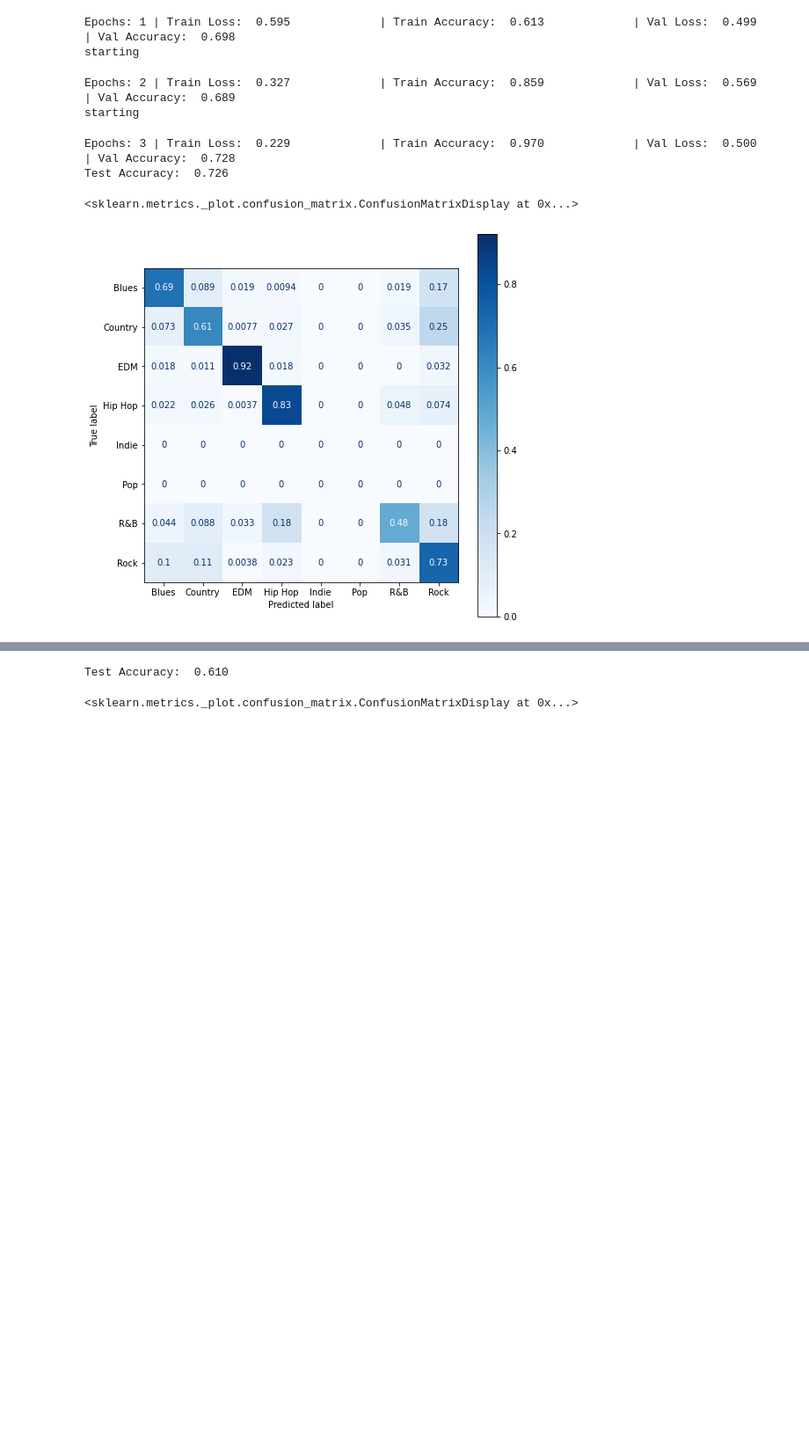
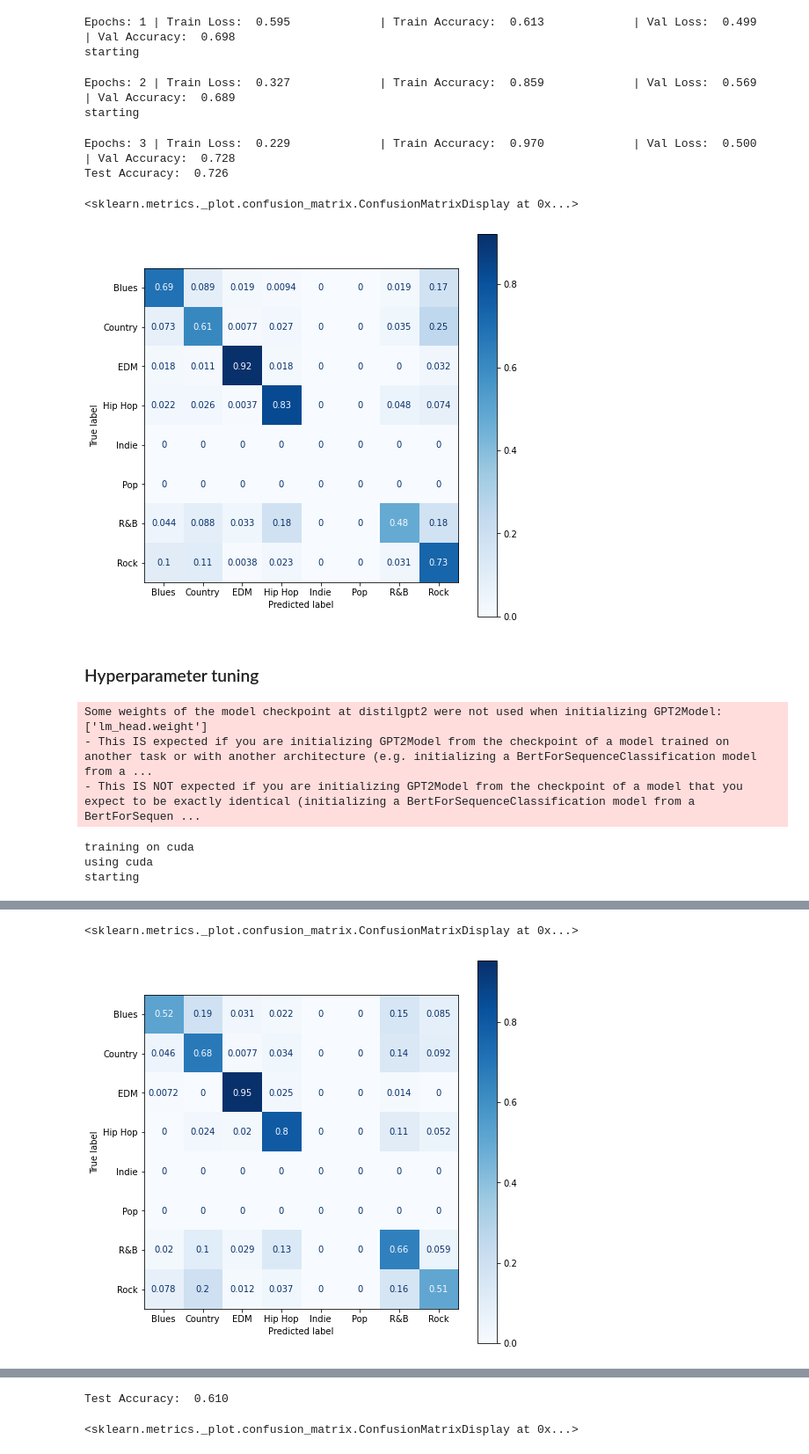
Before and after one commit to ece1786-2022/SongGenreClassifier, a Jupyter notebook: DistilGPT2_multiple_correct_genres.ipynb, the cells around one changed output, grey strips where cells are left out. Shown at 88% size. Cells and saved outputs as stored; diff of their text form; code cells hidden in the pictures; blank space fills up the shorter version.

Commit message:
update genres used and add confusion matrices

```diff
--- a/DistilGPT2_multiple_correct_genres.ipynb
+++ b/DistilGPT2_multiple_correct_genres.ipynb
@@ -246,14 +242,14 @@ def train_multiple_correct_labels(model, train_data, train_labels, val_data, val
               total_acc_val += acc
 
             print(
-            f"Epochs: {epoch_num + 1} | Train Loss: {total_loss_train/len(train_data): .3f} \
+            f"Epochs: {epoch_num + 1} | Train Loss: {total_loss_train/len(train_dataloader): .3f} \
             | Train Accuracy: {total_acc_train / len(train_data): .3f} \
-            | Val Loss: {total_loss_val / len(val_data): .3f} \
+            | Val Loss: {total_loss_val / len(val_dataloader): .3f} \
             | Val Accuracy: {total_acc_val / len(val_data): .3f}")
 
-            running_train_loss.append(total_loss_train/len(train_data))
+            running_train_loss.append(total_loss_train/len(train_dataloader))
             running_train_acc.append(total_acc_train / len(train_data))
-            running_val_loss.append(total_loss_val / len(val_data))
+            running_val_loss.append(total_loss_val / len(val_dataloader))
             running_val_acc.append(total_acc_val / len(val_data))
 
     return model, running_train_loss, running_train_acc, running_val_loss, running_val_acc
@@ -278,9 +274,9 @@ Epochs: 2 | Train Loss:  0.503             | Train Accuracy:  0.776
 starting
 Epochs: 3 | Train Loss:  0.356             | Train Accuracy:  0.957             | Val Loss:  0.749             | Val Accuracy:  0.606
 # %%
-def evaluate_multiple_correct(model, test_data, test_labels):
+def evaluate_multiple_correct(model, test_data, test_labels, max_seq_length=128):
 
-    test = SongGenreClassificationDataset(test_data, test_labels)
+    test = SongGenreClassificationDataset(test_data, test_labels, max_length=max_seq_length)
 
     test_dataloader = torch.utils.data.DataLoader(test, batch_size=2)
 
@@ -338,8 +334,6 @@ def evaluate_multiple_correct(model, test_data, test_labels):
 
     print(f'Test Accuracy: {total_acc_test / len(test_data): .3f}')
     return true_labels, predictions_labels
-
-# true_labels, pred_labels = evaluate(model, x_test, y_test)
 # %%
 from sklearn.metrics import confusion_matrix
 from sklearn.metrics import ConfusionMatrixDisplay
@@ -489,3 +483,5 @@ Epochs: 3 | Train Loss:  0.229             | Train Accuracy:  0.970
 Test Accuracy:  0.726
 <sklearn.metrics._plot.confusion_matrix.ConfusionMatrixDisplay at 0x...>
 [figure]
+# %% [markdown]
+### Hyperparameter tuning
@@ -491,0 +492,24 @@ Test Accuracy:  0.726
+# %%
+# batch size 8
+EPOCHS = 3
+model = GPT2Classifier(embedding_size=768, num_classes=8, max_seq_len=128, gpt_model_name=model_name)
+LR = 1e-5
+BATCH_SIZE = 8
+
+trained_model, tr_loss_no_indie_pop, tr_acc_no_indie_pop, v_loss_no_indie_pop, v_acc_no_indie_pop = train_multiple_correct_labels(
+    model, x_train_no_indie_pop, y_train_no_indie_pop, x_val_no_indie_pop,  y_val_no_indie_pop, LR, EPOCHS, batch_size=BATCH_SIZE)
+
+# show confusion matrix
+true_labels, pred_labels = evaluate_multiple_correct(trained_model, x_val_no_indie_pop, y_val_no_indie_pop)
+fig, ax = plt.subplots(figsize=(8, 8))
+
+cm = confusion_matrix(y_true=true_labels, y_pred=pred_labels, labels=range(len(genre_labels)), normalize='true')
+disp = ConfusionMatrixDisplay(confusion_matrix=cm, display_labels=list(genre_labels.keys()))
+disp.plot(ax=ax, cmap='Blues')
+# %% [output]
+Some weights of the model checkpoint at distilgpt2 were not used when initializing GPT2Model: ['lm_head.weight']
+- This IS expected if you are initializing GPT2Model from the checkpoint of a model trained on another task or with another architecture (e.g. initializing a BertForSequenceClassification model from a ...
+- This IS NOT expected if you are initializing GPT2Model from the checkpoint of a model that you expect to be exactly identical (initializing a BertForSequenceClassification model from a BertForSequen ...
+training on cuda
+using cuda
+starting
@@ -491,0 +522,2 @@ Test Accuracy:  0.726
+<sklearn.metrics._plot.confusion_matrix.ConfusionMatrixDisplay at 0x...>
+[figure, added]
```
Also changed, not shown: parts of 32 cells of this notebook.
